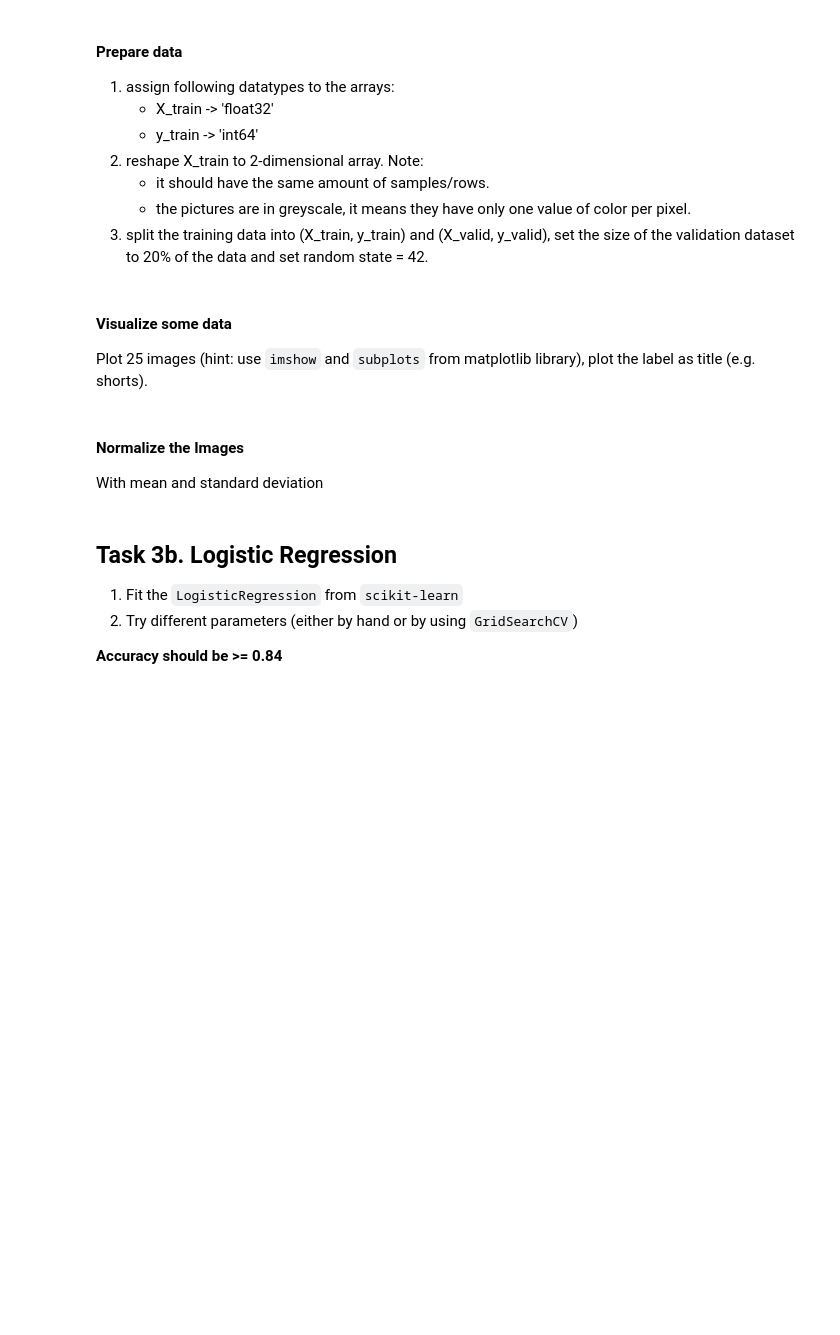
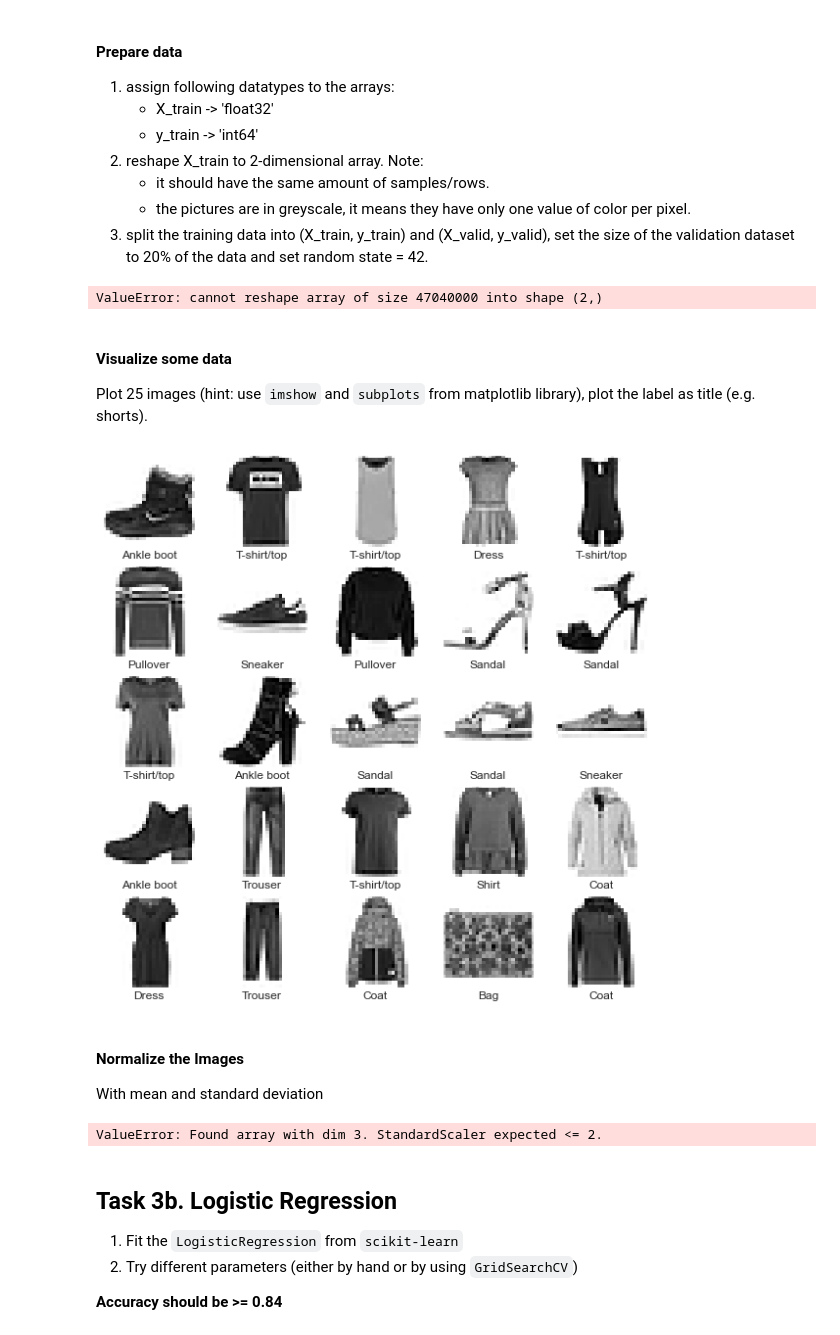
Before and after one commit to ArmandoShala/mldm_hs22, a Jupyter notebook: labs/L04_Polynomial_and_Logistic_Regression_LAB_ASSIGNMENT.ipynb, the cells around one changed output. Cells and saved outputs as stored; diff of their text form; code cells hidden in the pictures; blank space fills up the shorter version.

```diff
--- a/labs/L04_Polynomial_and_Logistic_Regression_LAB_ASSIGNMENT.ipynb
+++ b/labs/L04_Polynomial_and_Logistic_Regression_LAB_ASSIGNMENT.ipynb
@@ -176,3 +224,10 @@ Note:
+# %%
+X_train = X_train.astype('float32')
+y_train = y_train.astype('int64')
+np.reshape(X_train, 2)
+X_train, y_train, X_valid, y_valid = train_test_split(X, y, test_size=0.2, random_state=RANDOM_SEED)
+# %% [output]
+ValueError: cannot reshape array of size 47040000 into shape (2,)
 # %% [markdown]
 #### Visualize some data
 Plot 25 images (hint: use ``imshow`` and ``subplots`` from matplotlib library), plot the label as title (e.g. shorts).
@@ -182,3 +234,15 @@ plt.figure(figsize=(10,10))
+# %%
+plt.figure(figsize=(10,10))
+for i in range(25):
+    plt.subplot(5,5,i+1)
+    plt.xticks([])
+    plt.yticks([])
+    plt.grid(False)
+    plt.imshow(X_train[i], cmap=plt.cm.binary)
+    plt.xlabel(label_names[y_train[i]])
+plt.show()
+# %% [output]
+[figure, added]
 # %% [markdown]
 #### Normalize the Images
 With mean and standard deviation
@@ -187,3 +249,9 @@ With mean and standard deviation
+# %%
+from sklearn.preprocessing import StandardScaler
+scaler = StandardScaler()
+X_train = scaler.fit_transform(X_train)
+# %% [output]
+ValueError: Found array with dim 3. StandardScaler expected <= 2.
 # %% [markdown]
 ## Task 3b. Logistic Regression
 1. Fit the `LogisticRegression` from `scikit-learn`
```
Also changed, not shown: parts of 15 cells of this notebook, 1 other file.
